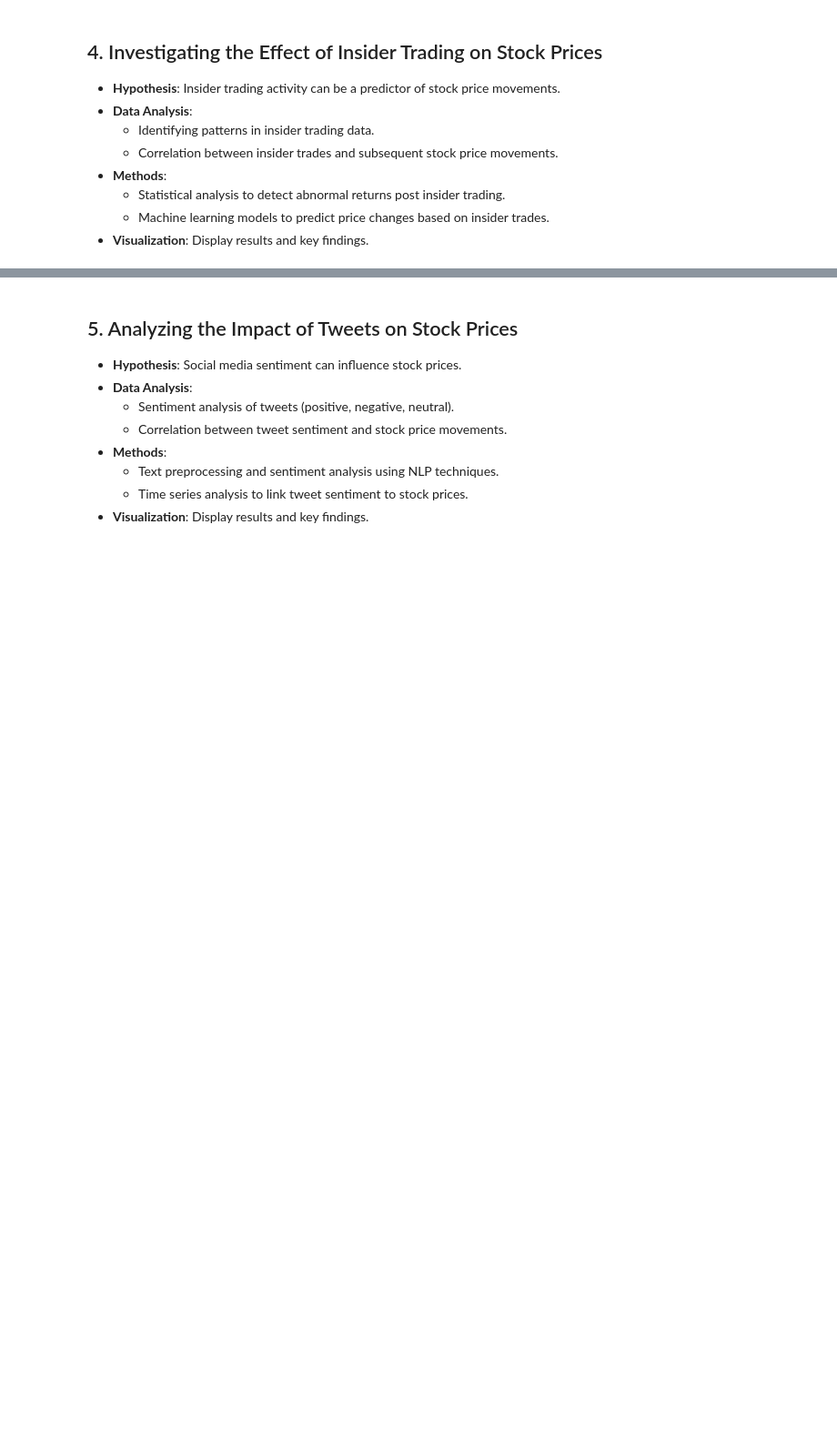
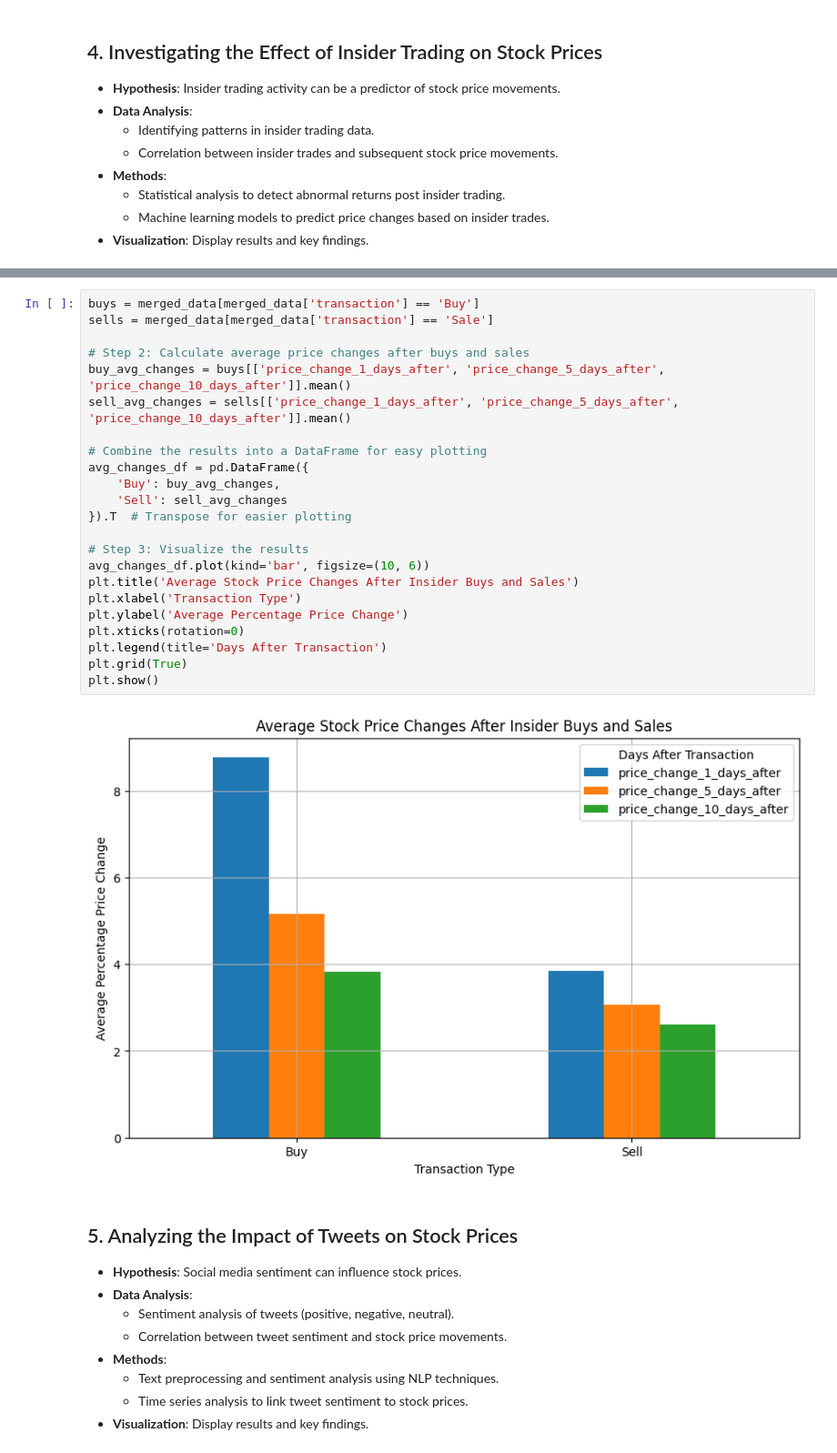
Before and after one commit to thunder913/Data-Science, a Jupyter notebook: stock_analysis.ipynb, the cells around one changed output, grey strips where cells are left out. Shown at 91% size. Saved outputs shown, nothing was run; the diff lists cells and outputs as text; blank space fills up the shorter version.

```diff
--- a/stock_analysis.ipynb
+++ b/stock_analysis.ipynb
@@ -718,3 +782,28 @@ insider_trading_tidy
+# %%
+buys = merged_data[merged_data['transaction'] == 'Buy']
+sells = merged_data[merged_data['transaction'] == 'Sale']
+
+# Step 2: Calculate average price changes after buys and sales
+buy_avg_changes = buys[['price_change_1_days_after', 'price_change_5_days_after', 'price_change_10_days_after']].mean()
+sell_avg_changes = sells[['price_change_1_days_after', 'price_change_5_days_after', 'price_change_10_days_after']].mean()
+
+# Combine the results into a DataFrame for easy plotting
+avg_changes_df = pd.DataFrame({
+    'Buy': buy_avg_changes,
+    'Sell': sell_avg_changes
+}).T  # Transpose for easier plotting
+
+# Step 3: Visualize the results
+avg_changes_df.plot(kind='bar', figsize=(10, 6))
+plt.title('Average Stock Price Changes After Insider Buys and Sales')
+plt.xlabel('Transaction Type')
+plt.ylabel('Average Percentage Price Change')
+plt.xticks(rotation=0)
+plt.legend(title='Days After Transaction')
+plt.grid(True)
+plt.show()
+# %% [output]
+[figure, added]
 # %% [markdown]
 ## 5. Analyzing the Impact of Tweets on Stock Prices
 - **Hypothesis**: Social media sentiment can influence stock prices.
```
Also changed, not shown: parts of 9 cells of this notebook.
